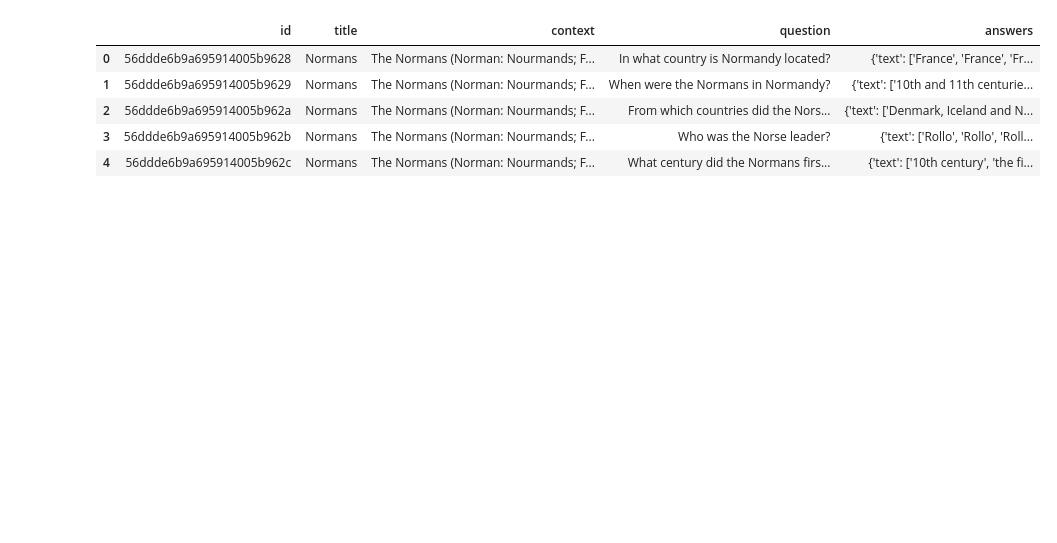
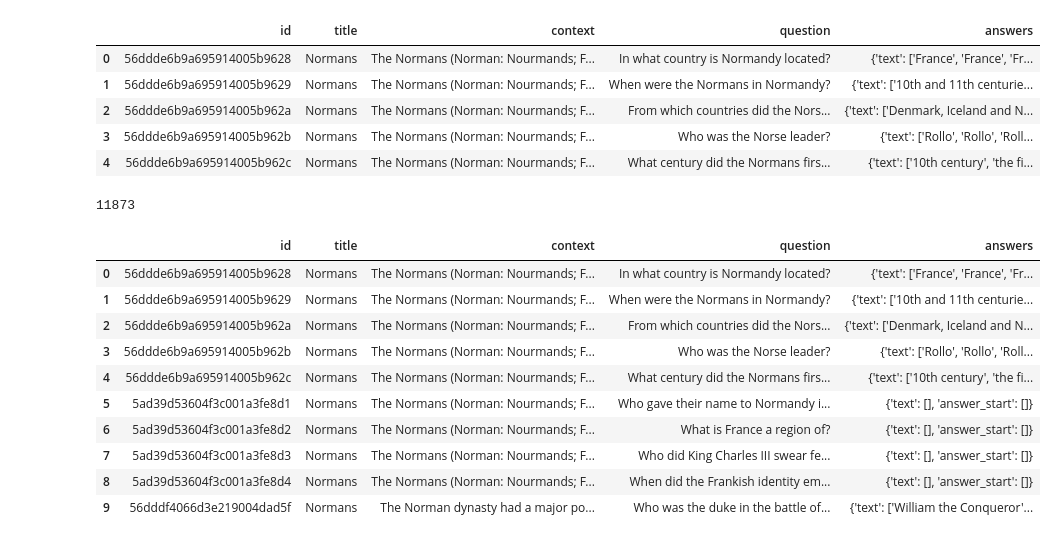
Before and after one commit to robitussin/CypherRAG, a Jupyter notebook: evaluate.ipynb, the cells around one changed output. Saved outputs shown, nothing was run; the diff lists cells and outputs as text; code cells hidden in the pictures; blank space fills up the shorter version.

```diff
--- a/evaluate.ipynb
+++ b/evaluate.ipynb
@@ -292,0 +254,4 @@ def print_qa(row):
+# %%
+len(df_squadv2)
+# %% [output]
+11873
@@ -293 +260,15 @@ def print_qa(row):
+# %%
+df_squadv2[0:10]
+# %% [output]
+|  | id | title | context | question | answers |
+| 0 | 56ddde6b9a695914005b9628 | Normans | The Normans (Norman: Nourmands; F... | In what country is Normandy located? | {'text': ['France', 'France', 'Fr... |
+| 1 | 56ddde6b9a695914005b9629 | Normans | The Normans (Norman: Nourmands; F... | When were the Normans in Normandy? | {'text': ['10th and 11th centurie... |
+| 2 | 56ddde6b9a695914005b962a | Normans | The Normans (Norman: Nourmands; F... | From which countries did the Nors... | {'text': ['Denmark, Iceland and N... |
+| 3 | 56ddde6b9a695914005b962b | Normans | The Normans (Norman: Nourmands; F... | Who was the Norse leader? | {'text': ['Rollo', 'Rollo', 'Roll... |
+| 4 | 56ddde6b9a695914005b962c | Normans | The Normans (Norman: Nourmands; F... | What century did the Normans firs... | {'text': ['10th century', 'the fi... |
+| 5 | 5ad39d53604f3c001a3fe8d1 | Normans | The Normans (Norman: Nourmands; F... | Who gave their name to Normandy i... | {'text': [], 'answer_start': []} |
+| 6 | 5ad39d53604f3c001a3fe8d2 | Normans | The Normans (Norman: Nourmands; F... | What is France a region of? | {'text': [], 'answer_start': []} |
+| 7 | 5ad39d53604f3c001a3fe8d3 | Normans | The Normans (Norman: Nourmands; F... | Who did King Charles III swear fe... | {'text': [], 'answer_start': []} |
+| 8 | 5ad39d53604f3c001a3fe8d4 | Normans | The Normans (Norman: Nourmands; F... | When did the Frankish identity em... | {'text': [], 'answer_start': []} |
+| 9 | 56dddf4066d3e219004dad5f | Normans | The Norman dynasty had a major po... | Who was the duke in the battle of... | {'text': ['William the Conqueror'... |
 # %%
```
Also changed, not shown: parts of 42 cells of this notebook, 16 other files.
